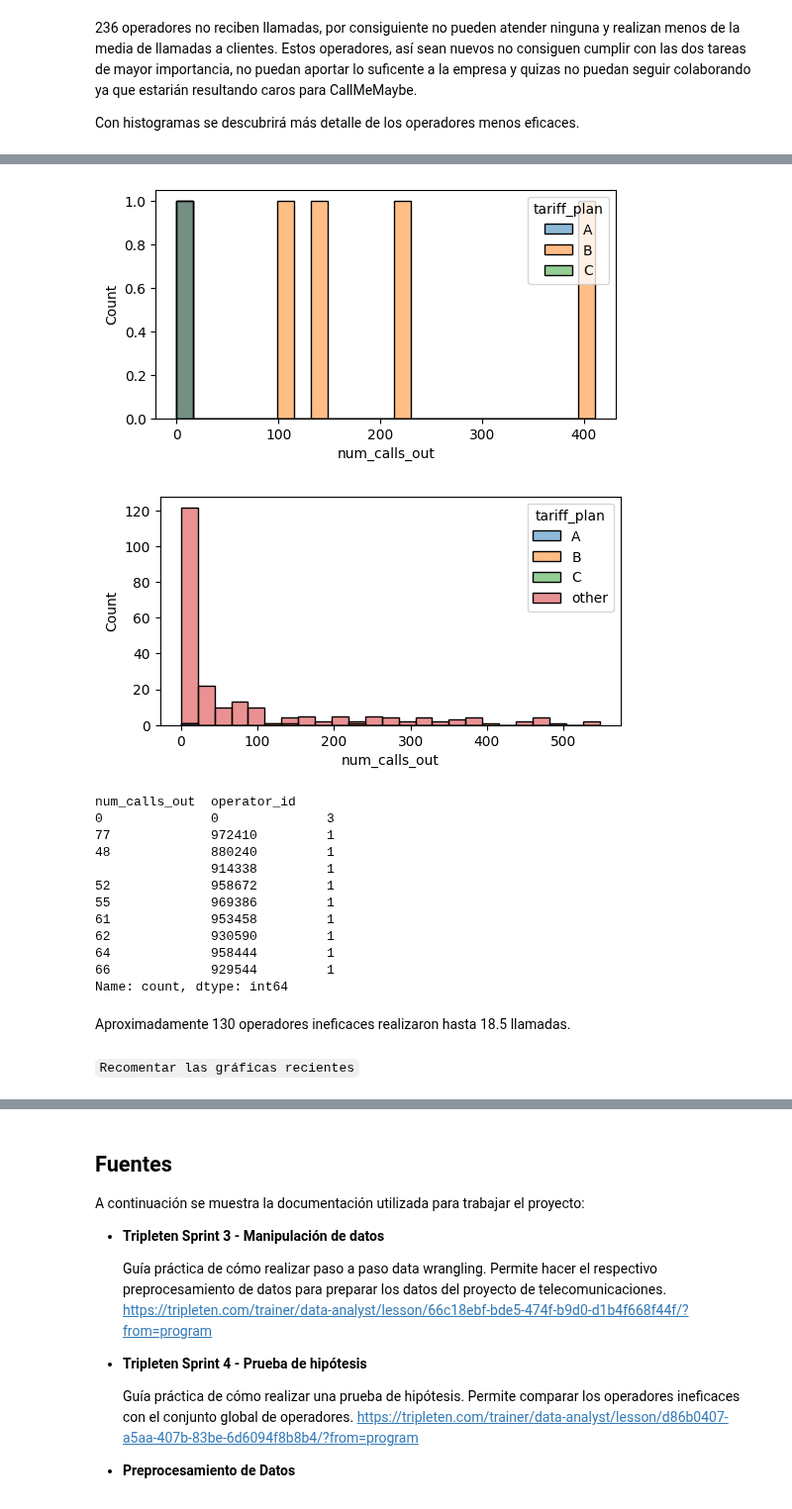
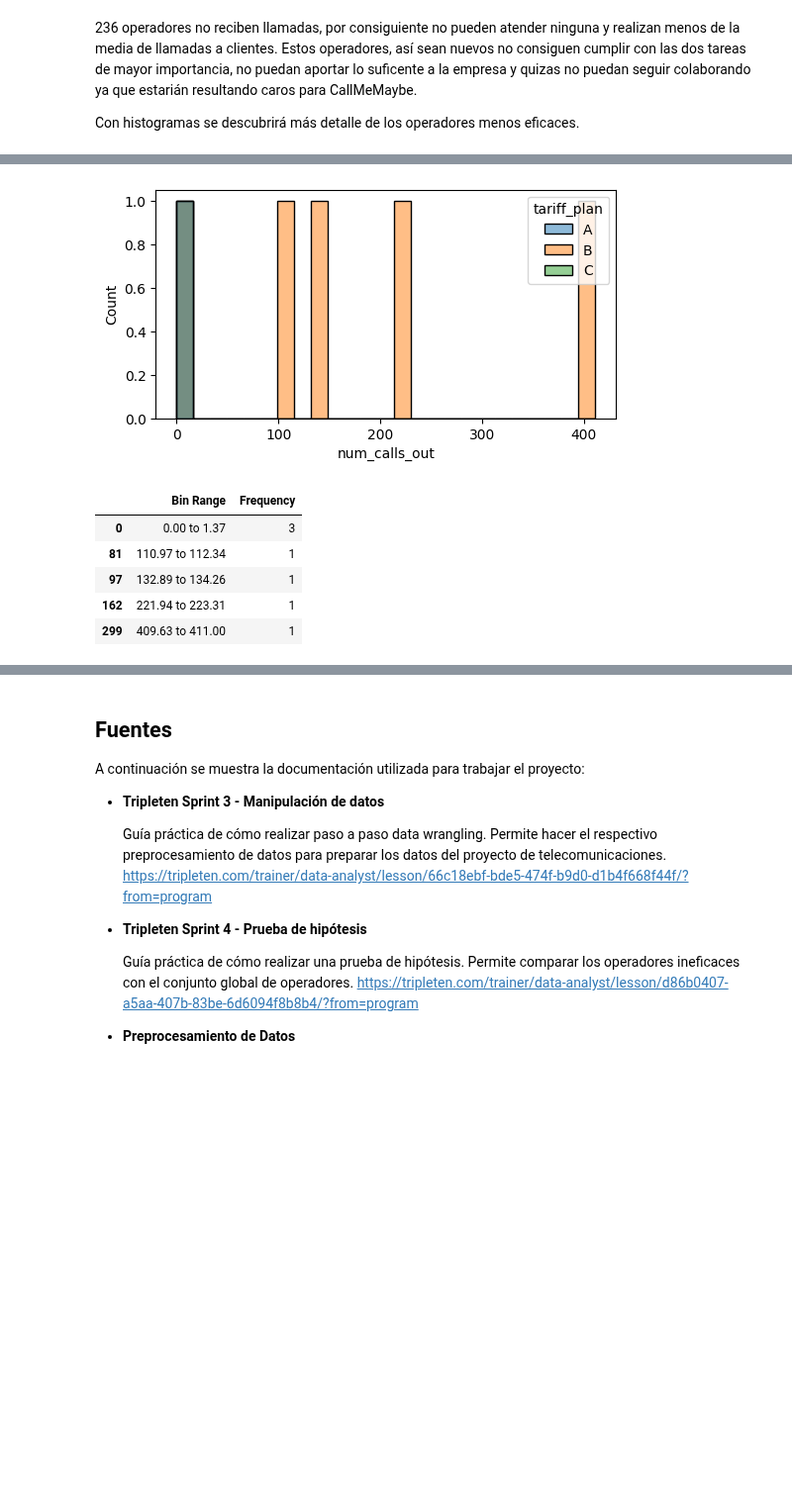
Before and after one commit to ScinDBad/DA_proyecto_final, a Jupyter notebook: proyecto_sp_14.ipynb, the cells around one changed output, grey strips where cells are left out. Shown at 99% size. Cells and saved outputs as stored; diff of their text form; code cells hidden in the pictures; blank space fills up the shorter version.

```diff
--- a/proyecto_sp_14.ipynb
+++ b/proyecto_sp_14.ipynb
@@ -927,30 +926,19 @@ Name: count, dtype: int64
-# %%
-# Trazar histograma de llamadas salientes por operadores ineficaces
-plt.figure(figsize=(6,3))
-sns.histplot(data=report[(report['complete_tasks']==False) & (report['tariff_plan']!='other')], x='num_calls_out', bins=25, hue='tariff_plan')
-plt.show()
-
-plt.figure(figsize=(6,3))
-sns.histplot(data=report[report['complete_tasks']==False], x='num_calls_out', bins=25, hue='tariff_plan')
-plt.show()
-
-report[report['complete_tasks']==False][['num_calls_out', 'operator_id']].value_counts().head(10)
-# %% [output]
-[figure, removed]
-[figure, removed]
-num_calls_out  operator_id
-0              0              3
-77             972410         1
-48             880240         1
-               914338         1
-52             958672         1
-55             969386         1
-61             953458         1
-62             930590         1
-64             958444         1
-66             929544         1
-Name: count, dtype: int64
-# %% [markdown]
-Aproximadamente 130 operadores ineficaces realizaron hasta 18.5 llamadas.
-# %% [markdown]
-`Recomentar las gráficas recientes`
+# %%
+# Trazar histograma de llamadas salientes por operadores ineficaces parte 1
+mask = (report['complete_tasks']==False) & (report['tariff_plan']!='other')
+plt.figure(figsize=(6,3))
+sns.histplot(data=report[mask], x='num_calls_out', bins=25, hue='tariff_plan')
+plt.show()
+
+counts, bin_edges = np.histogram(report[mask]['num_calls_out'], bins=300)  # Calcula los histogramas con 30 bins
+bin_ranges = [f'{bin_edges[i]:.2f} to {bin_edges[i+1]:.2f}' for i in range(len(bin_edges)-1)]
+histogram_table = pd.DataFrame({'Bin Range': bin_ranges, 'Frequency': counts})
+histogram_table[histogram_table['Frequency']>0].head()
+# %% [output]
+[figure, added]
+|  | Bin Range | Frequency |
+| 0 | 0.00 to 1.37 | 3 |
+| 81 | 110.97 to 112.34 | 1 |
+| 97 | 132.89 to 134.26 | 1 |
+| 162 | 221.94 to 223.31 | 1 |
+| 299 | 409.63 to 411.00 | 1 |
```
Also changed, not shown: parts of 7 cells of this notebook.
